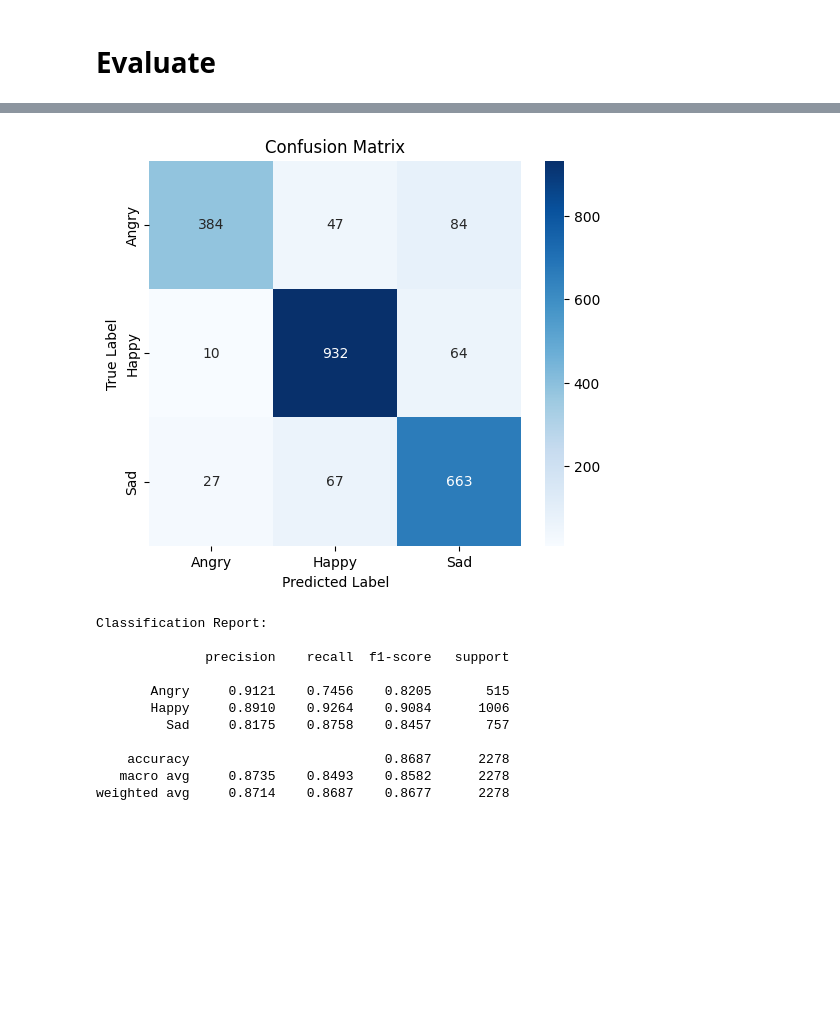
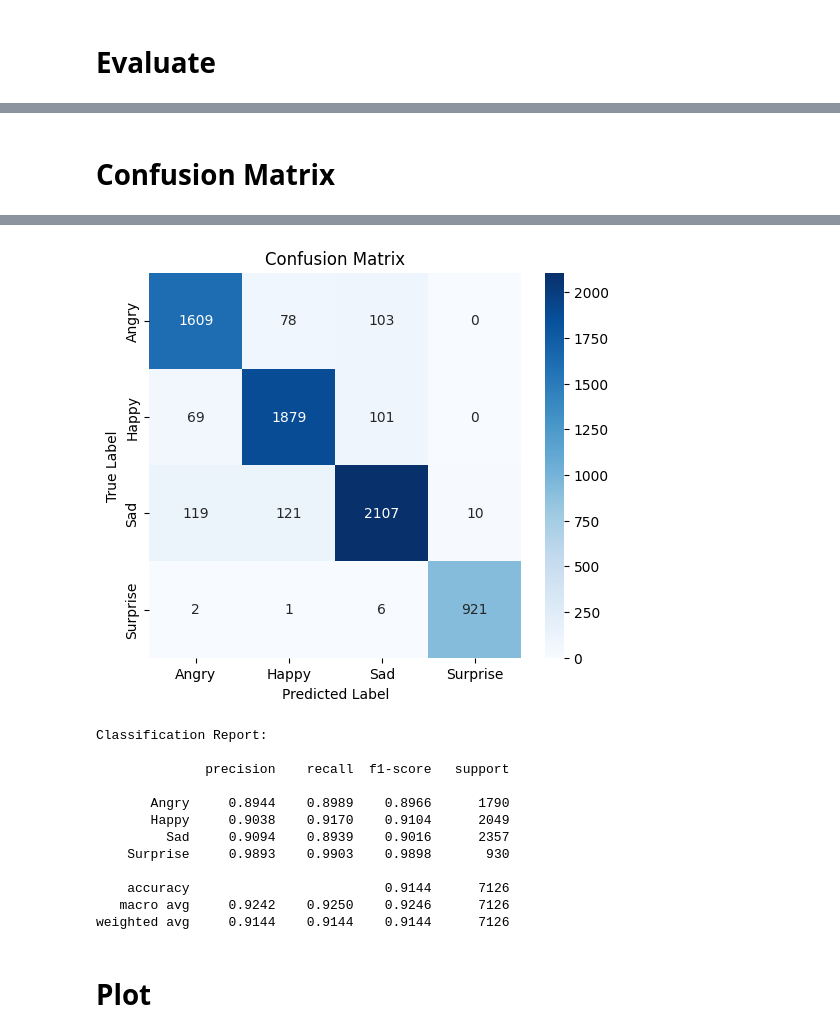
Before and after one commit to Arestokratt/Human_Emotion_Detections_CV, a Jupyter notebook: human_detection_CV.ipynb, the cells around one changed output, grey strips where cells are left out. Drawn from its saved outputs; the diff is of its cells as text; code cells hidden in the pictures; blank space fills up the shorter version.

```diff
--- a/human_detection_CV.ipynb
+++ b/human_detection_CV.ipynb
@@ -117,7 +117,7 @@ train_ds_augmented = train_ds.map(
 # %% [markdown]
 # Model Creation
 # %%
-def build_model(input_shape=IMG_SIZE+(3,), num_classes=3):
+def build_model(input_shape=IMG_SIZE+(3,), num_classes=4):
     base_model = ResNet50(
         include_top=False,
         input_shape=input_shape,
@@ -173,7 +173,7 @@ Model: "functional_1"
 history1 = model.fit(
     train_ds_augmented,
     validation_data=val_ds,
-    epochs=5,
+    epochs=10,
     callbacks=[
         EarlyStopping(monitor="val_loss", patience=3, restore_best_weights=True)
     ]
@@ -217,7 +227,7 @@ model.compile(
 history2 = model.fit(
     train_ds_augmented,
     validation_data=val_ds,
-    epochs=20,
+    epochs=25,
     callbacks=[
         ModelCheckpoint("best_model.keras", save_best_only=True, monitor="val_loss"),
         EarlyStopping(monitor="val_loss", patience=3, restore_best_weights=True),
@@ -253,7 +263,20 @@ Test Accuracy: 0.8687444925308228
+# %% [markdown]
+# Confusion Matrix
 # %%
-y_true = np.concatenate([y for _, y in test_ds], axis=0)
-preds = model.predict(test_ds, verbose=0)
-y_pred = np.argmax(preds, axis=1)
+class_names = ['Angry', 'Happy', 'Sad', 'Surprise']
+all_preds = []
+all_labels = []
+
+for images, labels in test_ds:
+    preds = model.predict(images, verbose=0)
+    all_preds.append(preds)
+    all_labels.append(labels.numpy())
+
+all_preds = np.concatenate(all_preds, axis=0)
+all_labels = np.concatenate(all_labels, axis=0)
+
+y_true = all_labels
+y_pred = np.argmax(all_preds, axis=1)
 
 cm = confusion_matrix(y_true, y_pred)
 plt.figure(figsize=(6, 5))
@@ -271,13 +294,16 @@ print(classification_report(y_true, y_pred, target_names=class_names, digits=4))
-[figure, old version]
+[figure, new version]
 Classification Report:
 
               precision    recall  f1-score   support
 
-       Angry     0.9121    0.7456    0.8205       515
-       Happy     0.8910    0.9264    0.9084      1006
-         Sad     0.8175    0.8758    0.8457       757
+       Angry     0.8944    0.8989    0.8966      1790
+       Happy     0.9038    0.9170    0.9104      2049
+         Sad     0.9094    0.8939    0.9016      2357
+    Surprise     0.9893    0.9903    0.9898       930
 
-    accuracy                         0.8687      2278
-   macro avg     0.8735    0.8493    0.8582      2278
-weighted avg     0.8714    0.8687    0.8677      2278
+    accuracy                         0.9144      7126
+   macro avg     0.9242    0.9250    0.9246      7126
+weighted avg     0.9144    0.9144    0.9144      7126
+# %% [markdown]
+# Plot
 # %%
```
Also changed, not shown: parts of 8 cells of this notebook.
